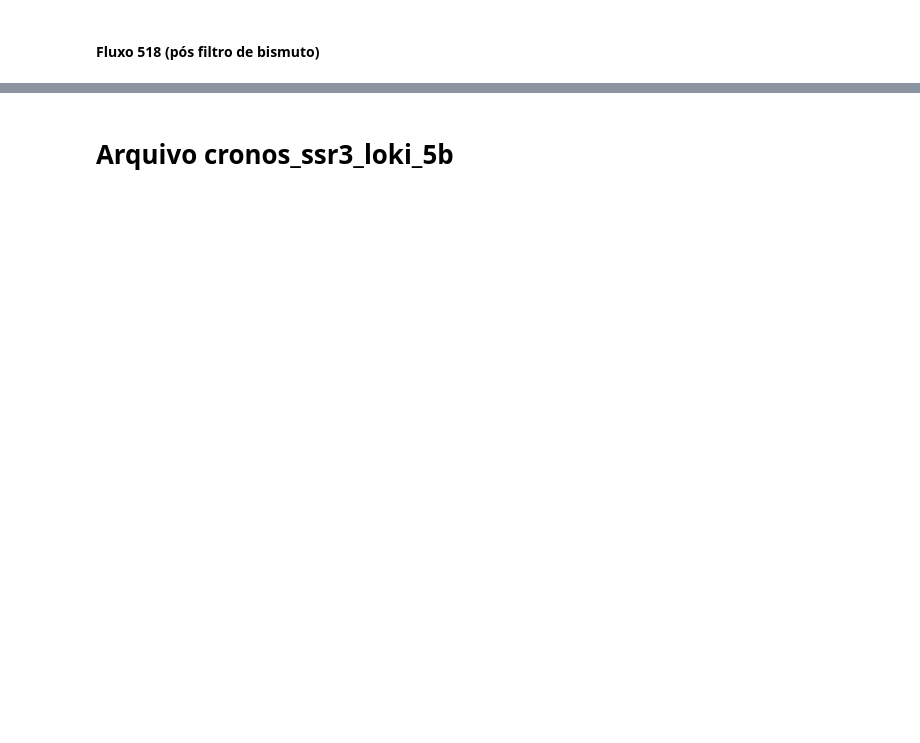
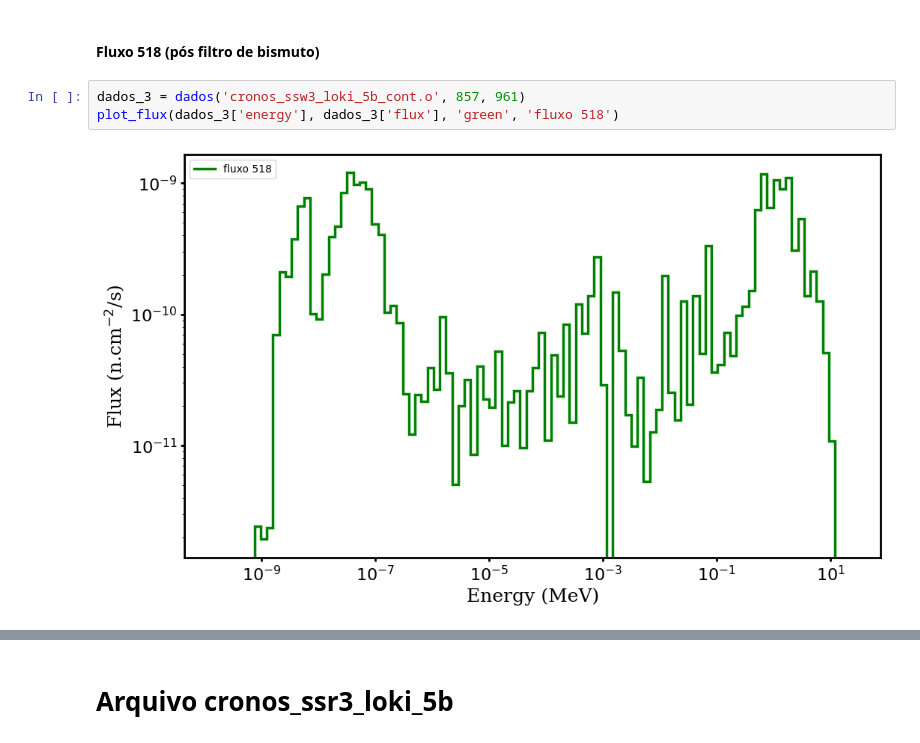
Before and after one commit to Carlos-G-Santos/bh14, a Jupyter notebook: flux.ipynb, the cells around one changed output, grey strips where cells are left out. Saved outputs shown, nothing was run; the diff lists cells and outputs as text; blank space fills up the shorter version.

```diff
--- a/flux.ipynb
+++ b/flux.ipynb
@@ -145,3 +95,8 @@ plt.show()
 # %% [markdown]
 #### Fluxo 518 (pós filtro de bismuto)
+# %%
+dados_3 = dados('cronos_ssw3_loki_5b_cont.o', 857, 961)
+plot_flux(dados_3['energy'], dados_3['flux'], 'green', 'fluxo 518')
+# %% [output]
+[figure, added]
 # %%
```
Also changed, not shown: parts of 15 cells of this notebook.
